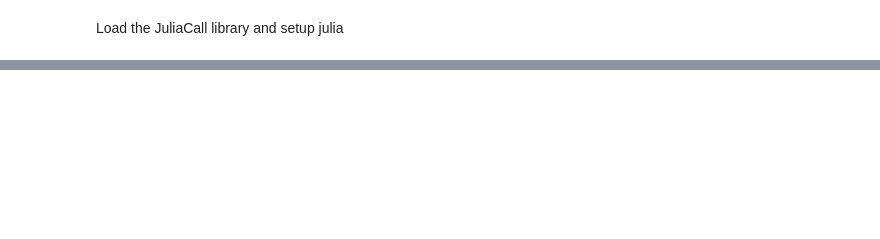
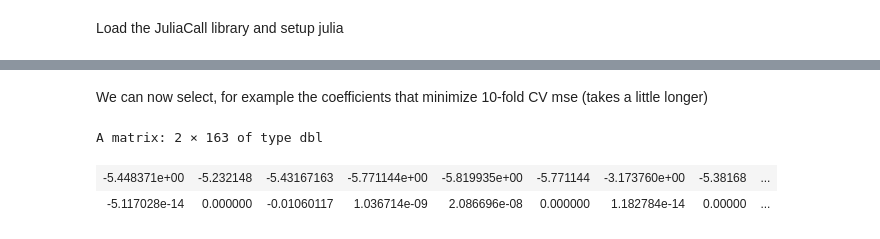
Before and after one commit to AsafManela/HurdleDMR.jl, a Jupyter notebook: docs/src/tutorials/HurdleDMRinR.ipynb, the cells around one changed output, grey strips where cells are left out. Saved outputs shown, nothing was run; the diff lists cells and outputs as text; code cells hidden in the pictures; blank space fills up the shorter version.

```diff
--- a/docs/src/tutorials/HurdleDMRinR.ipynb
+++ b/docs/src/tutorials/HurdleDMRinR.ipynb
@@ -317,0 +195,10 @@ Please reference the paper for additional details and example applications.
+# %% [markdown]
+We can now select, for example the coefficients that minimize 10-fold CV mse (takes a little longer)
+# %%
+jl$command("using Lasso: MinCVmse;")
+jl$command("segselect = MinCVKfold{MinCVmse}(10);")
+jl$eval("coef(paths, segselect)")
+# %% [output]
+A matrix: 2 × 163 of type dbl
+| -5.448371e+00 | -5.232148 | -5.43167163 | -5.771144e+00 | -5.819935e+00 | -5.771144 | -3.173760e+00 | -5.38168 | ... |
+| -5.117028e-14 | 0.000000 | -0.01060117 | 1.036714e-09 | 2.086696e-08 | 0.000000 | 1.182784e-14 | 0.00000 | ... |
```
Also changed, not shown: parts of 108 cells of this notebook, 6 other files.
